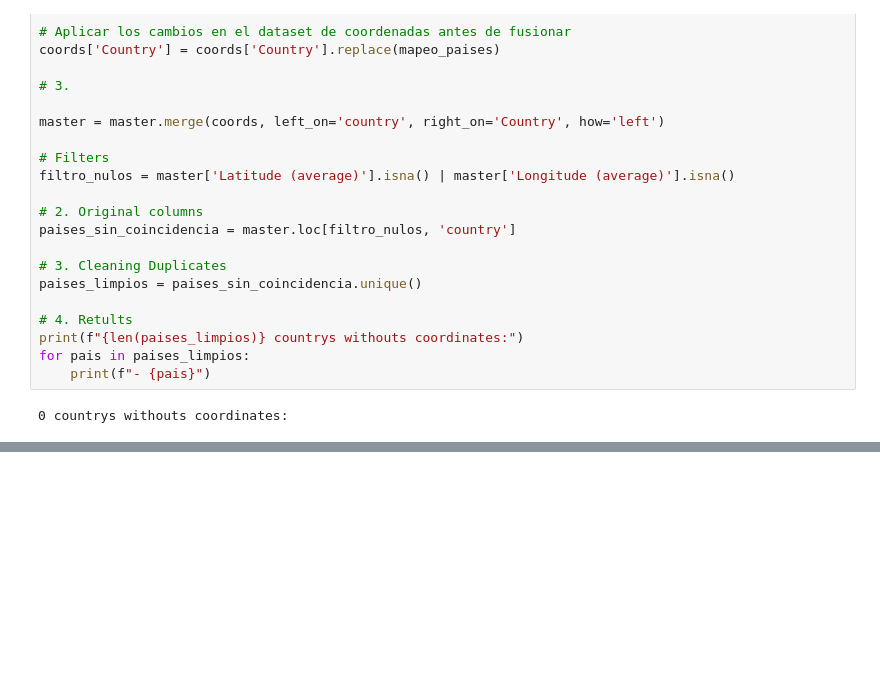
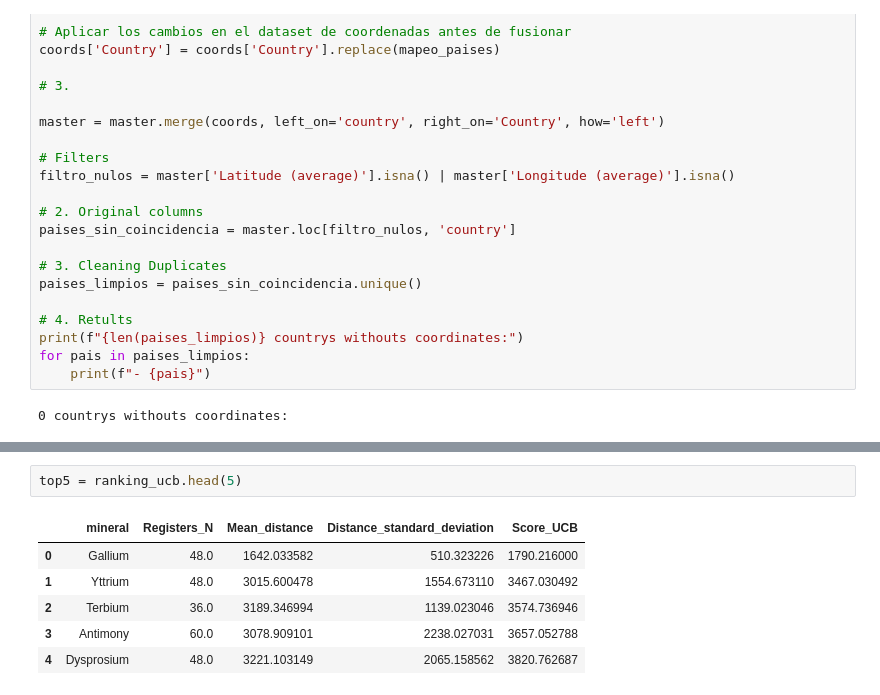
Before and after one commit to gamerOZZY/TerraByte_MineLab, a Jupyter notebook: notebooks/supply_Concentration.ipynb, the cells around one changed output, grey strips where cells are left out. Cells and saved outputs as stored; diff of their text form; blank space fills up the shorter version.

```diff
--- a/notebooks/supply_Concentration.ipynb
+++ b/notebooks/supply_Concentration.ipynb
@@ -77,0 +205,9 @@ for pais in paises_limpios:
+# %%
+top5 = ranking_ucb.head(5)
+# %% [output]
+|  | mineral | Registers_N | Mean_distance | Distance_standard_deviation | Score_UCB |
+| 0 | Gallium | 48.0 | 1642.033582 | 510.323226 | 1790.216000 |
+| 1 | Yttrium | 48.0 | 3015.600478 | 1554.673110 | 3467.030492 |
+| 2 | Terbium | 36.0 | 3189.346994 | 1139.023046 | 3574.736946 |
+| 3 | Antimony | 60.0 | 3078.909101 | 2238.027031 | 3657.052788 |
+| 4 | Dysprosium | 48.0 | 3221.103149 | 2065.158562 | 3820.762687 |
```
Also changed, not shown: parts of 4 cells of this notebook, 2 other files.
